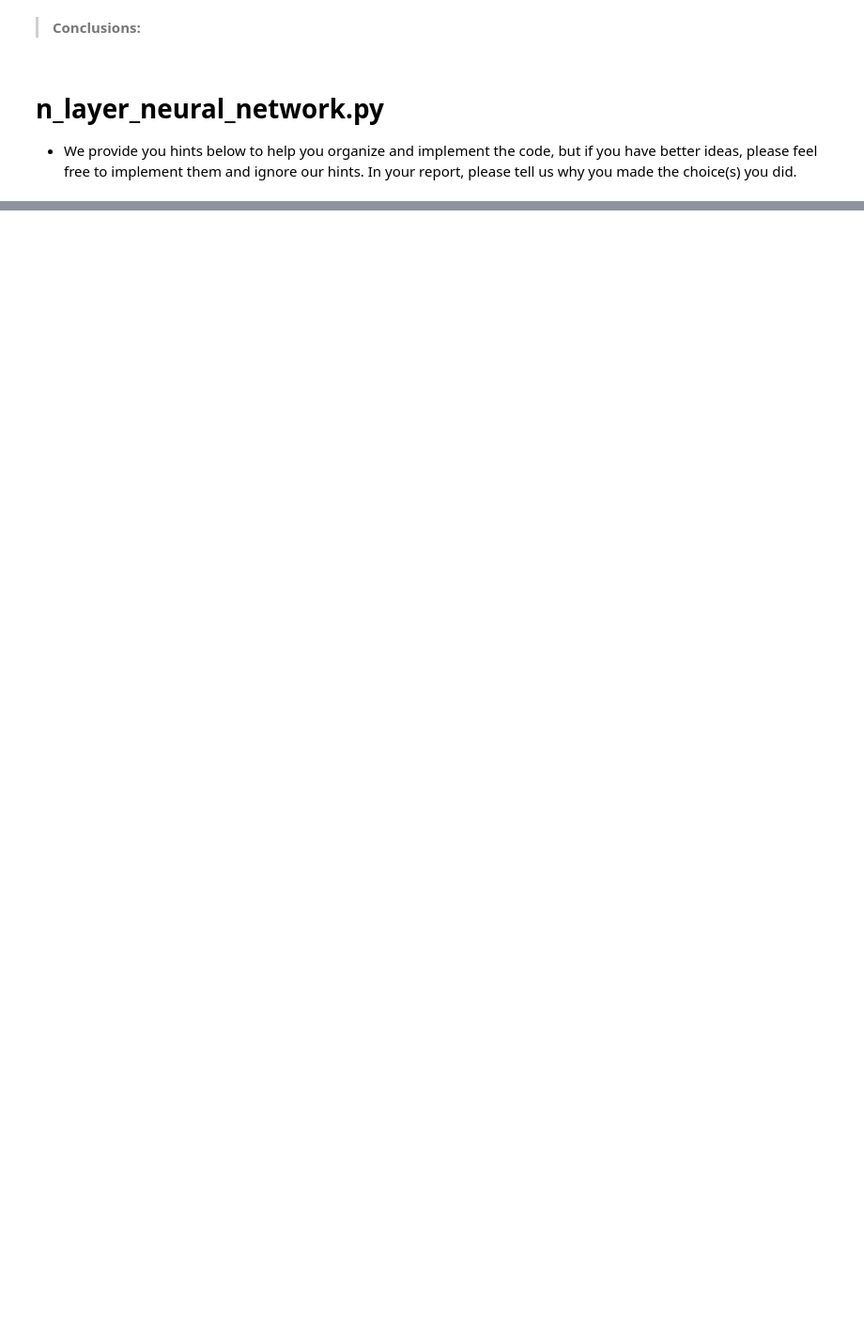
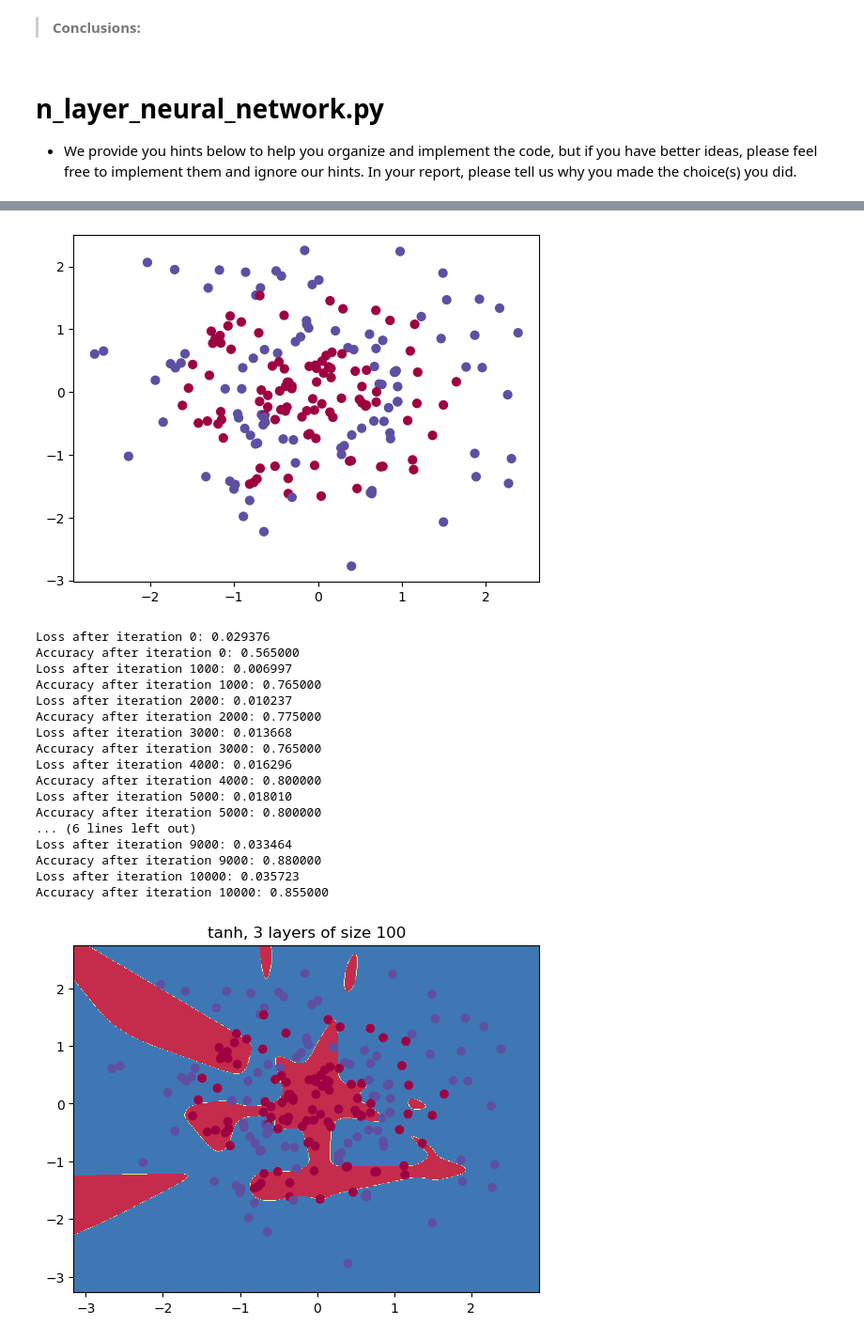
Before and after one commit to kdmalc/deeplearning576, a Jupyter notebook: HW1/HW1_EmbeddedReport.ipynb, the cells around one changed output, grey strips where cells are left out. Shown: that part at 94% size. Saved outputs shown, nothing was run; the diff lists cells and outputs as text; code cells hidden in the pictures; blank space fills up the shorter version.

```diff
--- a/HW1/HW1_EmbeddedReport.ipynb
+++ b/HW1/HW1_EmbeddedReport.ipynb
@@ -286,0 +1090,34 @@ model.visualize_decision_boundary(X,y)
+# %%
+if __name__ == "__main__":
+    X, y = datasets.make_gaussian_quantiles(n_samples=200, n_classes=4, n_features=2, random_state=0)
+    y = y % 2
+    plt.scatter(X[:, 0], X[:, 1], s=40, c=y, cmap=plt.cm.Spectral)
+    plt.show()
+
+    actFun_type = 'tanh'
+    nn_hidden_dim = 100
+    n_layers = 3
+    model2 = DeepNeuralNetwork(nn_input_dim=2, nn_hidden_dim=nn_hidden_dim, nn_output_dim=2, n_layers=n_layers, actFun_type=actFun_type)
+    model2.fit_model(X,y, num_passes=10000)
+    plt.title(f'{actFun_type}, {n_layers} layers of size {nn_hidden_dim}')
+    model2.visualize_decision_boundary(X,y)
+# %% [output]
+[figure, added]
+Loss after iteration 0: 0.029376
+Accuracy after iteration 0: 0.565000
+Loss after iteration 1000: 0.006997
+Accuracy after iteration 1000: 0.765000
+Loss after iteration 2000: 0.010237
+Accuracy after iteration 2000: 0.775000
+Loss after iteration 3000: 0.013668
+Accuracy after iteration 3000: 0.765000
+Loss after iteration 4000: 0.016296
+Accuracy after iteration 4000: 0.800000
+Loss after iteration 5000: 0.018010
+Accuracy after iteration 5000: 0.800000
+... (6 lines left out)
+Loss after iteration 9000: 0.033464
+Accuracy after iteration 9000: 0.880000
+Loss after iteration 10000: 0.035723
+Accuracy after iteration 10000: 0.855000
+[figure, added]
```
Also changed, not shown: parts of 21 cells of this notebook, 3 other files.
